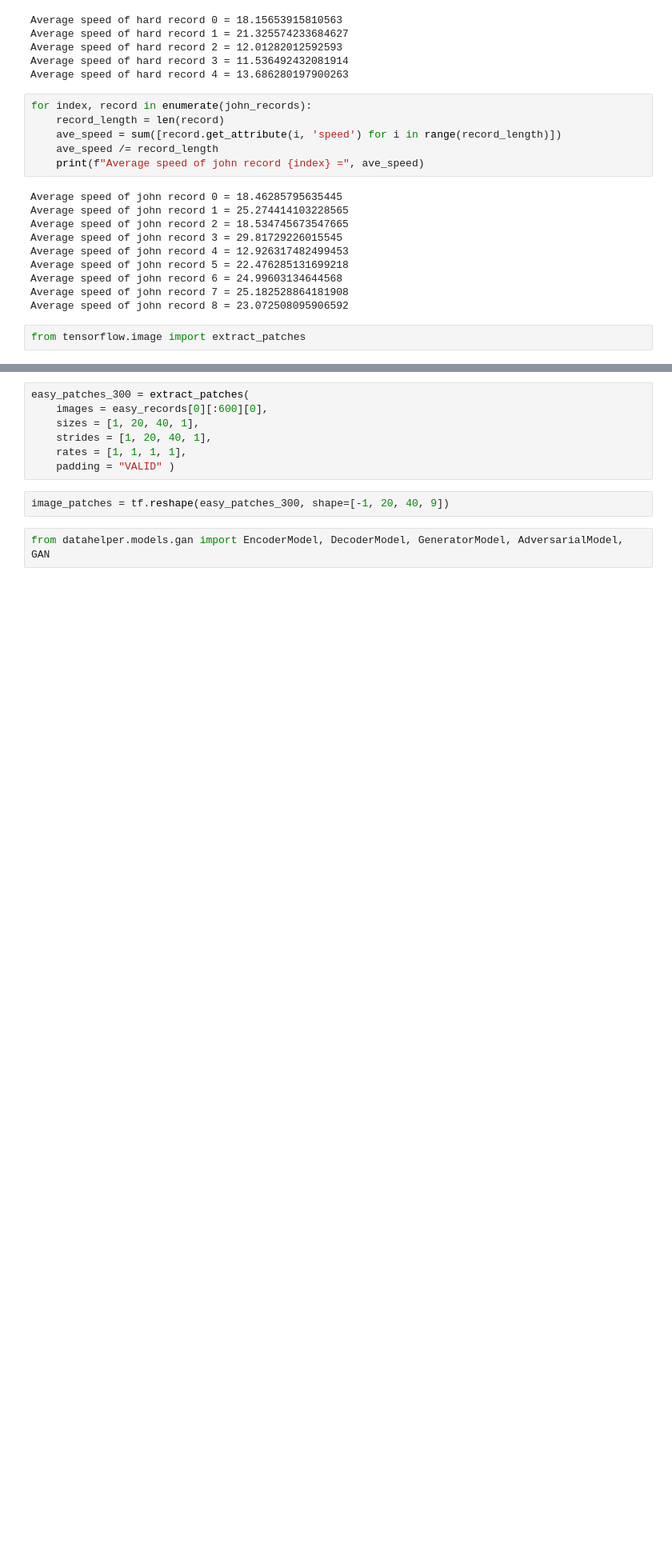
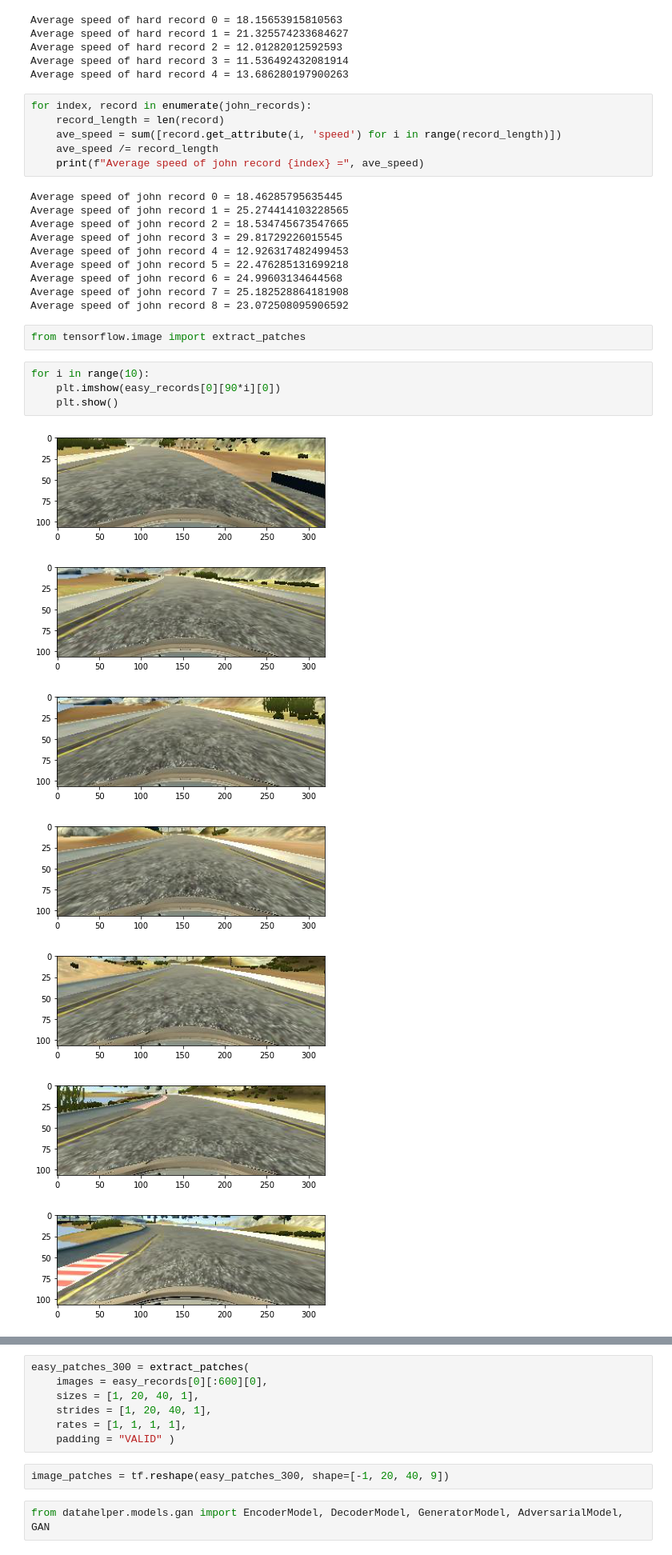
Before and after one commit to redam94/CarND-Behavioral-Cloning-P3, a Jupyter notebook: training/notebooks/dataExplotation.ipynb, the cells around one changed output, grey strips where cells are left out. Shown at 80% size. Cells and saved outputs as stored; diff of their text form; blank space fills up the shorter version.

```diff
--- a/training/notebooks/dataExplotation.ipynb
+++ b/training/notebooks/dataExplotation.ipynb
@@ -114,3 +114,15 @@ Average speed of john record 7 = 25.182528864181908
 Average speed of john record 8 = 23.072508095906592
 # %%
 from tensorflow.image import extract_patches
+# %%
+for i in range(10):
+    plt.imshow(easy_records[0][90*i][0])
+    plt.show()
+# %% [output]
+[figure, added]
+[figure, added]
+[figure, added]
+[figure, added]
+[figure, added]
+[figure, added]
+[figure, added]
```
Also changed, not shown: parts of 7 cells of this notebook, 6 other files.
